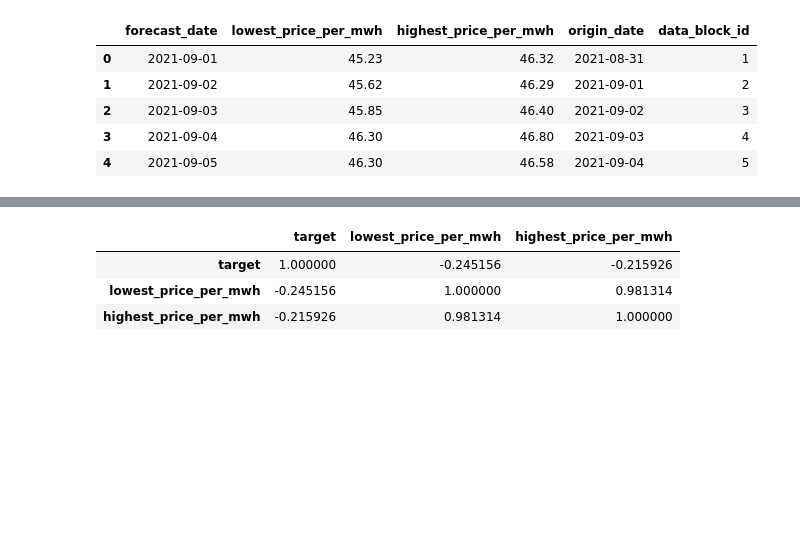
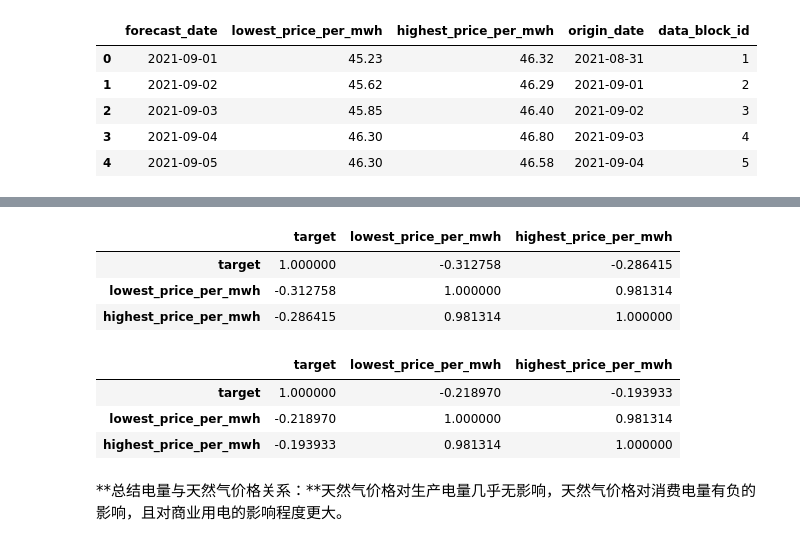
Before and after one commit to Accoutant/kaggle_competition, a Jupyter notebook: data_process/data_analysis_for_train.ipynb, the cells around one changed output, grey strips where cells are left out. Drawn from its saved outputs; the diff is of its cells as text; code cells hidden in the pictures; blank space fills up the shorter version.

```diff
--- a/data_process/data_analysis_for_train.ipynb
+++ b/data_process/data_analysis_for_train.ipynb
@@ -239,6 +249,6 @@ concat_train_and_gas.corr()
 筛选train中的消费数据，并按照天进行分组计算均值，再计算与天然气价格的相关性
 # %%
-train_consumption = train[train['is_consumption'] == 1]
-train_consumption = train_consumption.groupby(by='data_block_id').mean()
-train_consumption.head()
+train_corr_gas_cp = train[train['is_consumption'] == 1]
+train_corr_gas_cp = train_corr_gas_cp.groupby(by=['is_business', 'data_block_id']).mean()
+train_corr_gas_cp
 # %% [output]
@@ -252,10 +269,22 @@ train_consumption.head()
 # %%
-# 消费电量与天然气价格的相关性
-concat_train_and_gas = pd.merge(left=train_consumption, right=gas_prices, on='data_block_id')
+# 消费非商业用电与天然气价格的相关性
+concat_train_and_gas = pd.merge(left=train_corr_gas_cp.loc[0], right=gas_prices, on='data_block_id')
 concat_train_and_gas = concat_train_and_gas[['target', 'lowest_price_per_mwh', 'highest_price_per_mwh']]
 concat_train_and_gas.corr()
 # %% [output]
 |  | target | lowest_price_per_mwh | highest_price_per_mwh |
-| target | 1.000000 | -0.245156 | -0.215926 |
-| lowest_price_per_mwh | -0.245156 | 1.000000 | 0.981314 |
-| highest_price_per_mwh | -0.215926 | 0.981314 | 1.000000 |
+| target | 1.000000 | -0.312758 | -0.286415 |
+| lowest_price_per_mwh | -0.312758 | 1.000000 | 0.981314 |
+| highest_price_per_mwh | -0.286415 | 0.981314 | 1.000000 |
+# %%
+# 消费商业用电与天然气价格的相关性
+concat_train_and_gas = pd.merge(left=train_corr_gas_cp.loc[1], right=gas_prices, on='data_block_id')
+concat_train_and_gas = concat_train_and_gas[['target', 'lowest_price_per_mwh', 'highest_price_per_mwh']]
+concat_train_and_gas.corr()
+# %% [output]
+|  | target | lowest_price_per_mwh | highest_price_per_mwh |
+| target | 1.000000 | -0.218970 | -0.193933 |
+| lowest_price_per_mwh | -0.218970 | 1.000000 | 0.981314 |
+| highest_price_per_mwh | -0.193933 | 0.981314 | 1.000000 |
+# %% [markdown]
+**总结电量与天然气价格关系：**天然气价格对生产电量几乎无影响，天然气价格对消费电量有负的影响，且对商业用电的影响程度更大。
```
Also changed, not shown: parts of 12 cells of this notebook.
